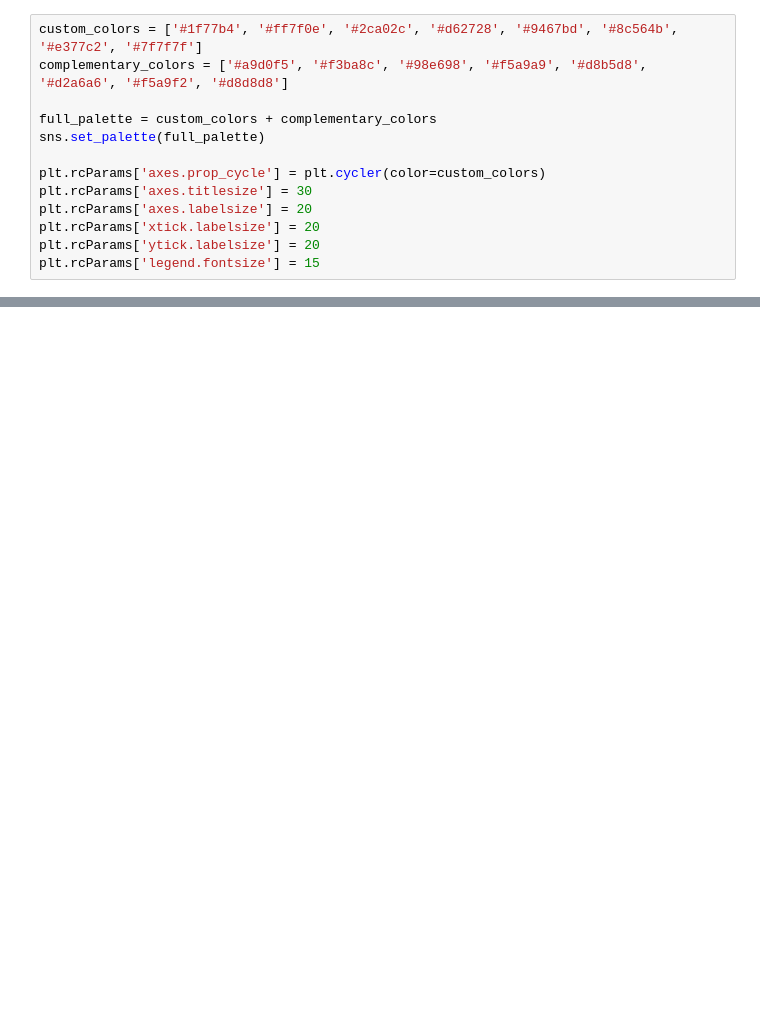
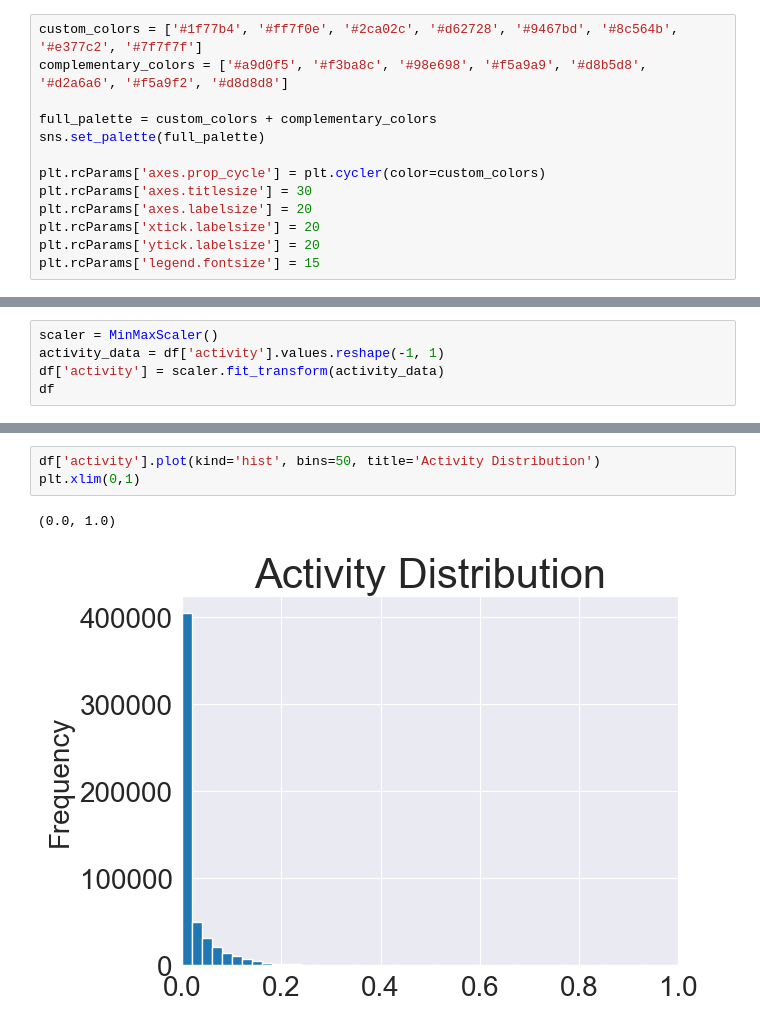
Before and after one commit to kcristinaa/-un-fairness-evaluation, a Jupyter notebook: notebooks_data_exploration/depresjon_new_features.ipynb, the cells around one changed output, grey strips where cells are left out. Cells and saved outputs as stored; diff of their text form; blank space fills up the shorter version.

```diff
--- a/notebooks_data_exploration/depresjon_new_features.ipynb
+++ b/notebooks_data_exploration/depresjon_new_features.ipynb
@@ -191,0 +168,5 @@ Random Forest:
+# %%
+scaler = MinMaxScaler()
+activity_data = df['activity'].values.reshape(-1, 1)
+df['activity'] = scaler.fit_transform(activity_data)
+df
@@ -191,0 +187,6 @@ Random Forest:
+# %%
+df['activity'].plot(kind='hist', bins=50, title='Activity Distribution')
+plt.xlim(0,1)
+# %% [output]
+(0.0, 1.0)
+[figure, added]
```
Also changed, not shown: parts of 24 cells of this notebook, 1 other file.
